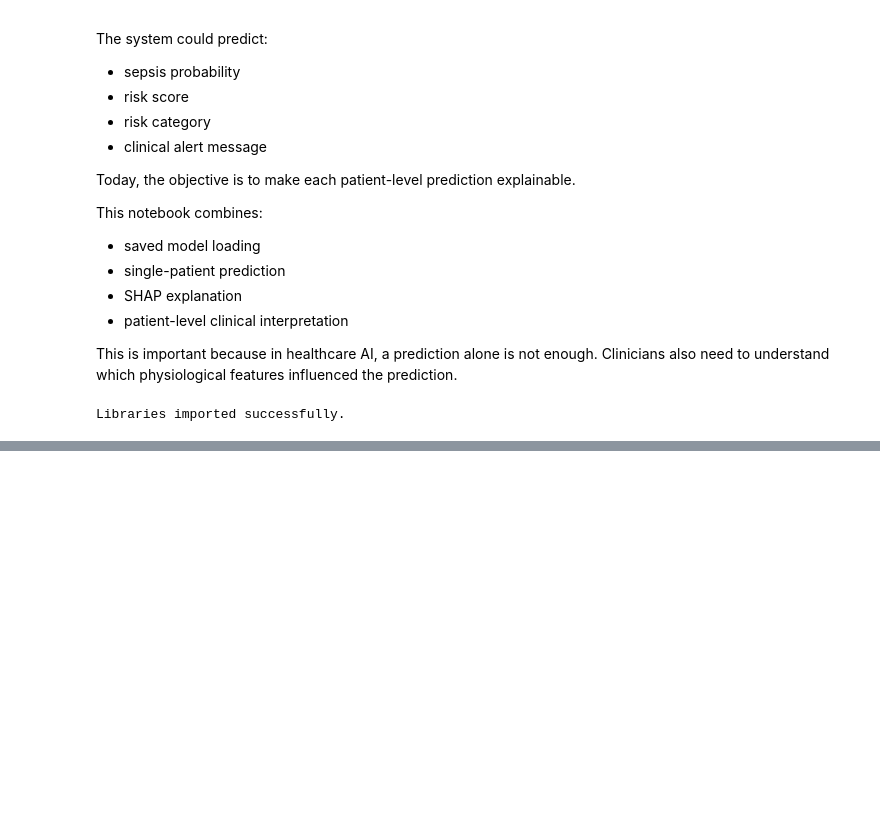
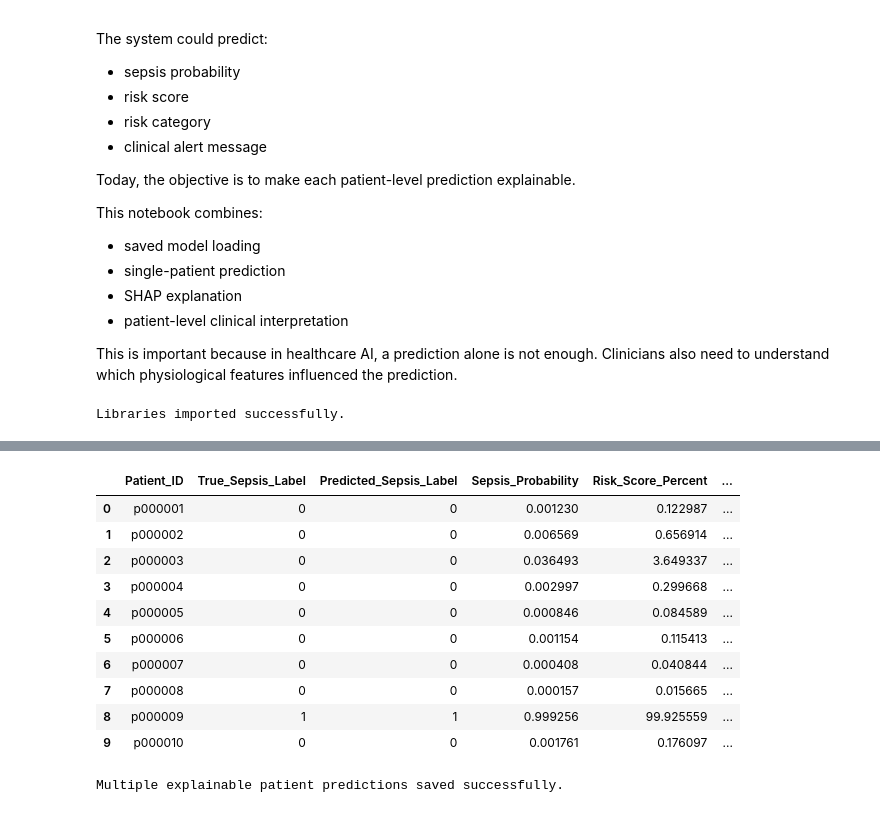
Before and after one commit to englaetitia/icu-early-warning-system, a Jupyter notebook: notebooks/12_explainable_patient_prediction.ipynb, the cells around one changed output, grey strips where cells are left out. Saved outputs shown, nothing was run; the diff lists cells and outputs as text; code cells hidden in the pictures; blank space fills up the shorter version.

```diff
--- a/notebooks/12_explainable_patient_prediction.ipynb
+++ b/notebooks/12_explainable_patient_prediction.ipynb
@@ -60,0 +323,5 @@ Figure directory exists: True
+# %%
+result, explanation_table = explain_patient_prediction(patient_index=5)
+
+print(result)
+explanation_table.head(10)
@@ -60,0 +341,31 @@ Figure directory exists: True
+# %%
+multiple_explainable_results = []
+
+for patient_index in range(10):
+    result, explanation_table = explain_patient_prediction(patient_index)
+    multiple_explainable_results.append(result)
+
+multiple_explainable_df = pd.DataFrame(multiple_explainable_results)
+
+multiple_explainable_df
+# %% [output]
+|  | Patient_ID | True_Sepsis_Label | Predicted_Sepsis_Label | Sepsis_Probability | Risk_Score_Percent | ... |
+| 0 | p000001 | 0 | 0 | 0.001230 | 0.122987 | ... |
+| 1 | p000002 | 0 | 0 | 0.006569 | 0.656914 | ... |
+| 2 | p000003 | 0 | 0 | 0.036493 | 3.649337 | ... |
+| 3 | p000004 | 0 | 0 | 0.002997 | 0.299668 | ... |
+| 4 | p000005 | 0 | 0 | 0.000846 | 0.084589 | ... |
+| 5 | p000006 | 0 | 0 | 0.001154 | 0.115413 | ... |
+| 6 | p000007 | 0 | 0 | 0.000408 | 0.040844 | ... |
+| 7 | p000008 | 0 | 0 | 0.000157 | 0.015665 | ... |
+| 8 | p000009 | 1 | 1 | 0.999256 | 99.925559 | ... |
+| 9 | p000010 | 0 | 0 | 0.001761 | 0.176097 | ... |
+# %%
+multiple_explainable_df.to_csv(
+    RESULTS_DIR / "day12_multiple_explainable_patient_predictions.csv",
+    index=False
+)
+
+print("Multiple explainable patient predictions saved successfully.")
+# %% [output]
+Multiple explainable patient predictions saved successfully.
```
Also changed, not shown: parts of 19 cells of this notebook.
